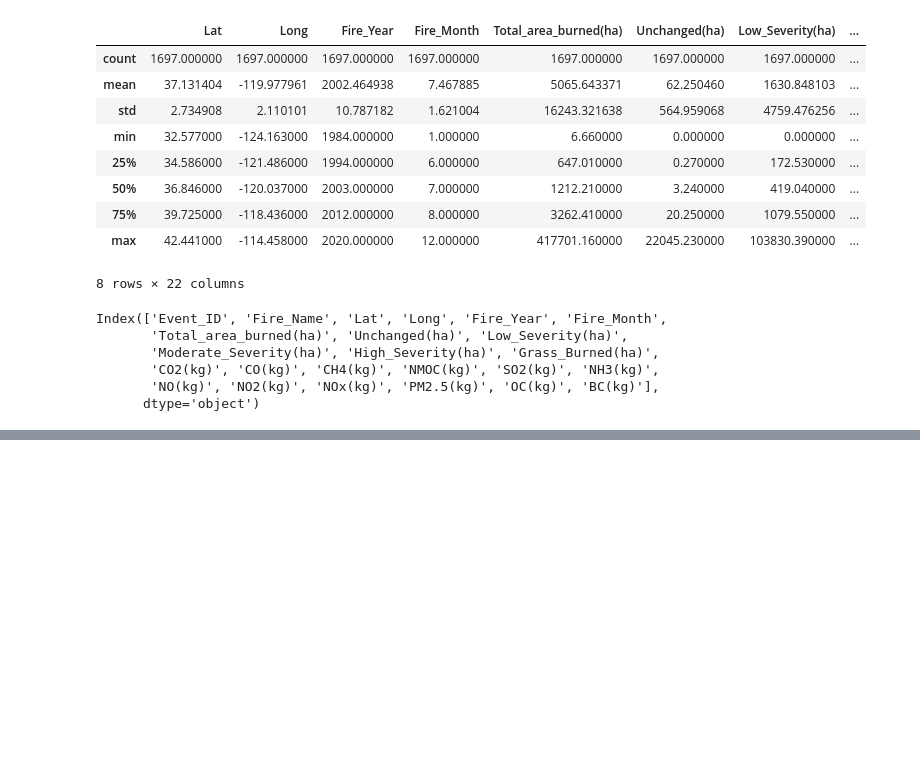
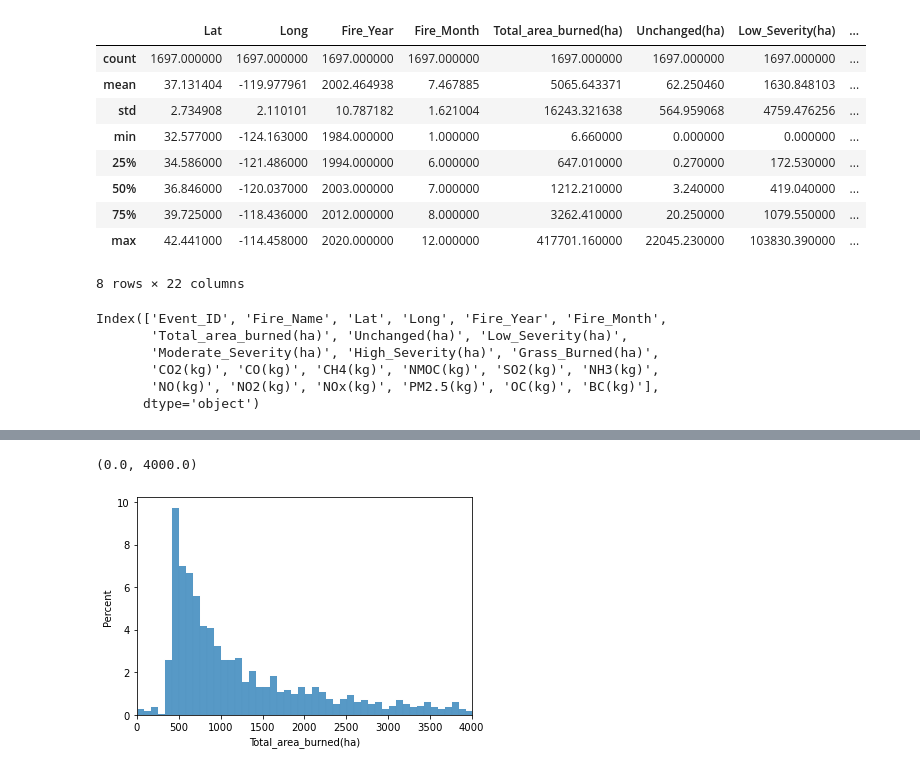
Before and after one commit to minhokim93/burnseverityML, a Jupyter notebook: notebooks/data_exploration_burn_severity.ipynb, the cells around one changed output, grey strips where cells are left out. Cells and saved outputs as stored; diff of their text form; code cells hidden in the pictures; blank space fills up the shorter version.

```diff
--- a/notebooks/data_exploration_burn_severity.ipynb
+++ b/notebooks/data_exploration_burn_severity.ipynb
@@ -8,5 +11,5 @@ bs_path = ('D:\GitHub\ExplainableFire\doi_10.6071_M3QX18__v7\burn_severity_CA')
 # %%
-ca_fires = pd.read_csv('D:\GitHub\ExplainableFire\doi_10.6071_M3QX18__v7\Area_burned_in_each_burn_severity_class_and_emissions_per_fire_1984_2020.csv')
+ca_fires = pd.read_csv('D:\Berkeley\Research\ExplainableWildfire\datasets\doi_10.6071_M3QX18__v7\Area_burned_in_each_burn_severity_class_and_emissions_per_fire_1984_2020.csv')
 # %%
 ca_fires.head()
 # %% [output]
@@ -48,0 +64,6 @@ fig.show()
+# %%
+sns.histplot(ca_fires['Total_area_burned(ha)'], stat='percent', bins=5000)
+plt.xlim(0,4000)
+# %% [output]
+(0.0, 4000.0)
+[figure, added]
```
Also changed, not shown: parts of 6 cells of this notebook, 5 other files.
